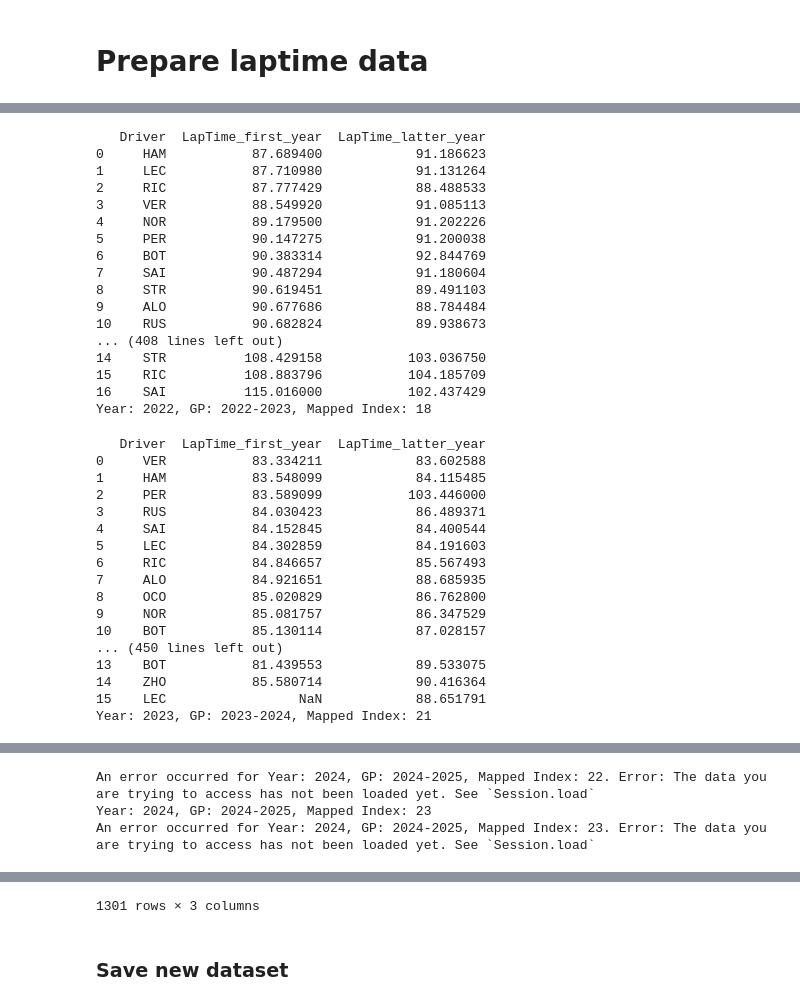
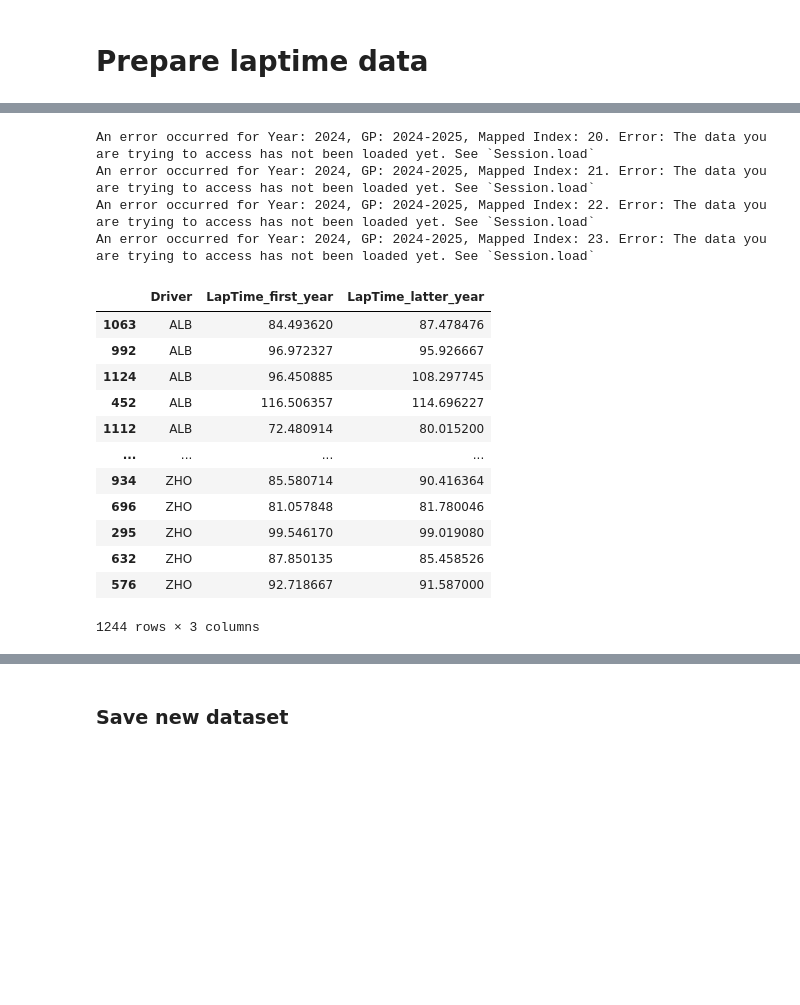
Before and after one commit to Dhia-dbh/F1WinnerPrediction, a Jupyter notebook: notebooks/lapTimeMean.ipynb, the cells around one changed output, grey strips where cells are left out. Cells and saved outputs as stored; diff of their text form; code cells hidden in the pictures; blank space fills up the shorter version.

```diff
--- a/notebooks/lapTimeMean.ipynb
+++ b/notebooks/lapTimeMean.ipynb
@@ -111,10 +111,11 @@ for year_first in tqdm(years):
 	for session_index, first_session in enumerate(sessions[year_first]):
 
 		# Check if the GP index mapping exists
-		gp_index_map_key = str(year_first) + "-" + str(second_year)
+		# gp_index_map_key = str(year_first) + "-" + str(second_year)
+		gp_index_map_key = f"{year_first}-{second_year}"
 
 		if gp_index_map_key not in gp_index_map:
-			print(f"GP: {gp_index_map_key} not found in mapping.")
+			# print(f"GP: {gp_index_map_key} not found in mapping.")
 			continue
 
 		# Check if the session_index exists in the mapping
@@ -127,19 +128,29 @@ for year_first in tqdm(years):
 
 			# Get the mapped index
 			mapped_index = gp_index_map[gp_index_map_key][session_index]
-			print(f"Year: {year_first}, GP: {gp_index_map_key}, Mapped Index: {mapped_index}")
+			# print(f"Year: {year_first}, GP: {gp_index_map_key}, Mapped Index: {mapped_index}")
 			second_session = sessions[second_year][mapped_index]
 
 			# Now we have the current session and the corresponding session for next year
-			mean_lap_time_first_year = first_session.laps["LapTime"].dt.total_seconds().groupby(first_session.laps["Driver"]).mean().sort_values()
+			mean_lap_time_first_year = first_session \
+   .laps["LapTime"] \
+   .dt.total_seconds() \
+   .groupby(first_session.laps["Driver"]) \
+   .mean() \
+   .sort_values().dropna()
 			df_mean_lap_time_first_year = mean_lap_time_first_year.reset_index()
 
-			mean_lap_time_latter_year = second_session.laps["LapTime"].dt.total_seconds().groupby(second_session.laps["Driver"]).mean().sort_values()
+			mean_lap_time_latter_year = second_session \
+   .laps["LapTime"] \
+   .dt.total_seconds() \
+   .groupby(second_session.laps["Driver"]) \
+   .mean() \
+   .sort_values().dropna()
 			df_mean_lap_time_next_year = mean_lap_time_latter_year.reset_index()
 
 			# Merge both DataFrames on 'Driver'
 			merged_df = pd.merge(df_mean_lap_time_first_year, df_mean_lap_time_next_year, on="Driver", suffixes=('_first_year', '_latter_year'))
-			print(merged_df)
+			# print(merged_df)
 		except Exception as e:
 			print(f"An error occurred for Year: {year_first}, GP: {gp_index_map_key}, Mapped Index: {mapped_index}. Error: {e}")
 			continue
@@ -169,34 +170,17 @@ Year: 2021, GP: 2021-2022, Mapped Index: 15
-   Driver  LapTime_first_year  LapTime_latter_year
-0     HAM           87.689400            91.186623
-1     LEC           87.710980            91.131264
-2     RIC           87.777429            88.488533
-3     VER           88.549920            91.085113
-4     NOR           89.179500            91.202226
-5     PER           90.147275            91.200038
-6     BOT           90.383314            92.844769
-7     SAI           90.487294            91.180604
-8     STR           90.619451            89.491103
-9     ALO           90.677686            88.784484
-10    RUS           90.682824            89.938673
-... (408 lines left out)
-14    STR          108.429158           103.036750
-15    RIC          108.883796           104.185709
-16    SAI          115.016000           102.437429
-Year: 2022, GP: 2022-2023, Mapped Index: 18
+An error occurred for Year: 2024, GP: 2024-2025, Mapped Index: 20. Error: The data you are trying to access has not been loaded yet. See `Session.load`
+An error occurred for Year: 2024, GP: 2024-2025, Mapped Index: 21. Error: The data you are trying to access has not been loaded yet. See `Session.load`
+An error occurred for Year: 2024, GP: 2024-2025, Mapped Index: 22. Error: The data you are trying to access has not been loaded yet. See `Session.load`
+An error occurred for Year: 2024, GP: 2024-2025, Mapped Index: 23. Error: The data you are trying to access has not been loaded yet. See `Session.load`
+|  | Driver | LapTime_first_year | LapTime_latter_year |
+| 1063 | ALB | 84.493620 | 87.478476 |
+| 992 | ALB | 96.972327 | 95.926667 |
+| 1124 | ALB | 96.450885 | 108.297745 |
+| 452 | ALB | 116.506357 | 114.696227 |
+| 1112 | ALB | 72.480914 | 80.015200 |
+| ... | ... | ... | ... |
+| 934 | ZHO | 85.580714 | 90.416364 |
+| 696 | ZHO | 81.057848 | 81.780046 |
+| 295 | ZHO | 99.546170 | 99.019080 |
+| 632 | ZHO | 87.850135 | 85.458526 |
+| 576 | ZHO | 92.718667 | 91.587000 |
-   Driver  LapTime_first_year  LapTime_latter_year
-0     VER           83.334211            83.602588
-1     HAM           83.548099            84.115485
-2     PER           83.589099           103.446000
-3     RUS           84.030423            86.489371
-4     SAI           84.152845            84.400544
-5     LEC           84.302859            84.191603
-6     RIC           84.846657            85.567493
-7     ALO           84.921651            88.685935
-8     OCO           85.020829            86.762800
-9     NOR           85.081757            86.347529
-10    BOT           85.130114            87.028157
-... (450 lines left out)
-13    BOT           81.439553            89.533075
-14    ZHO           85.580714            90.416364
-15    LEC                 NaN            88.651791
-Year: 2023, GP: 2023-2024, Mapped Index: 21
+1244 rows × 3 columns
@@ -220,3 +186,0 @@ Year: 2024, GP: 2024-2025, Mapped Index: 22
-An error occurred for Year: 2024, GP: 2024-2025, Mapped Index: 22. Error: The data you are trying to access has not been loaded yet. See `Session.load`
-Year: 2024, GP: 2024-2025, Mapped Index: 23
-An error occurred for Year: 2024, GP: 2024-2025, Mapped Index: 23. Error: The data you are trying to access has not been loaded yet. See `Session.load`
@@ -235,4 +187,3 @@ An error occurred for Year: 2024, GP: 2024-2025, Mapped Index: 23. Error: The da
-1301 rows × 3 columns
 # %% [markdown]
 ### Save new dataset
 # %%
```
Also changed, not shown: parts of 2 cells of this notebook, 2 other files.
